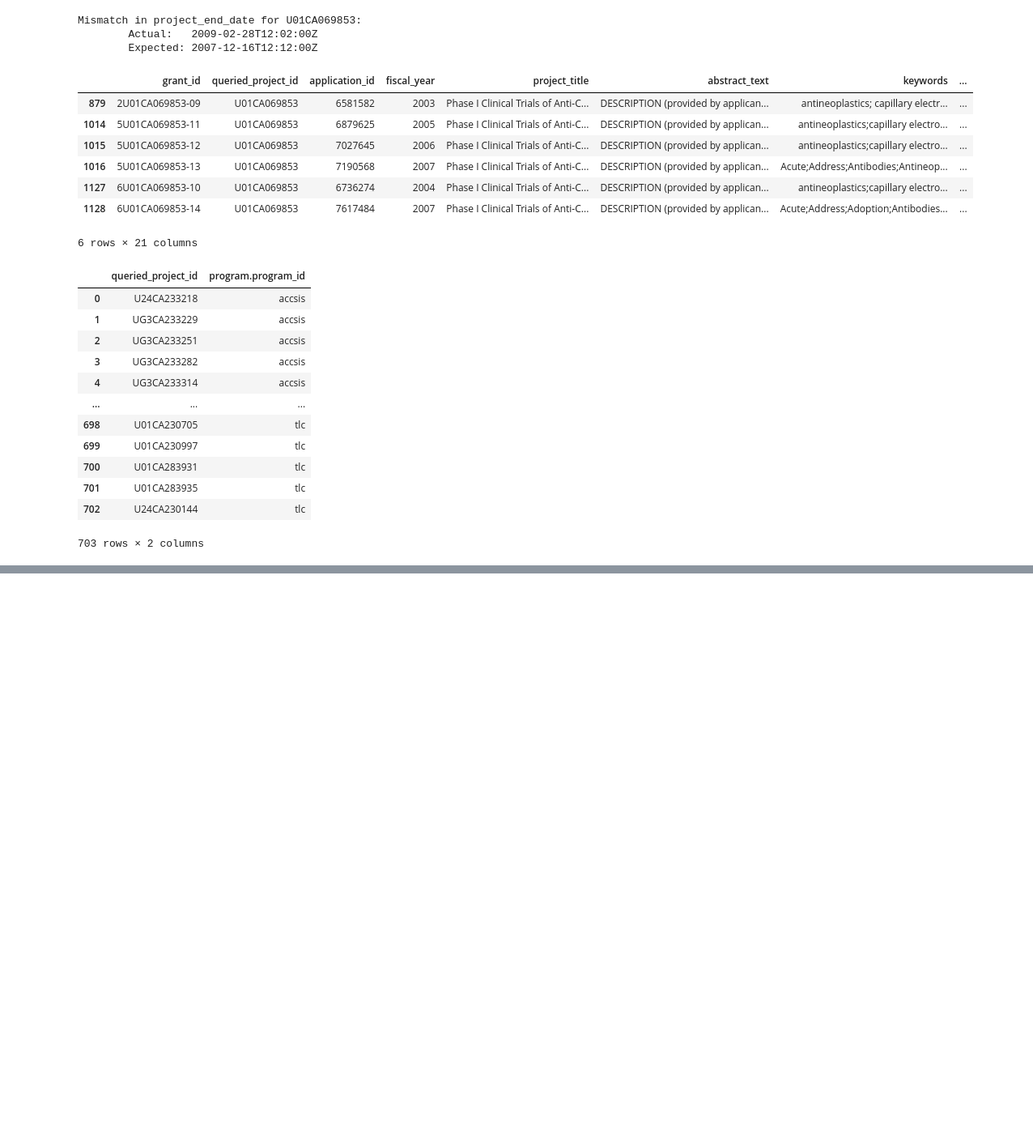
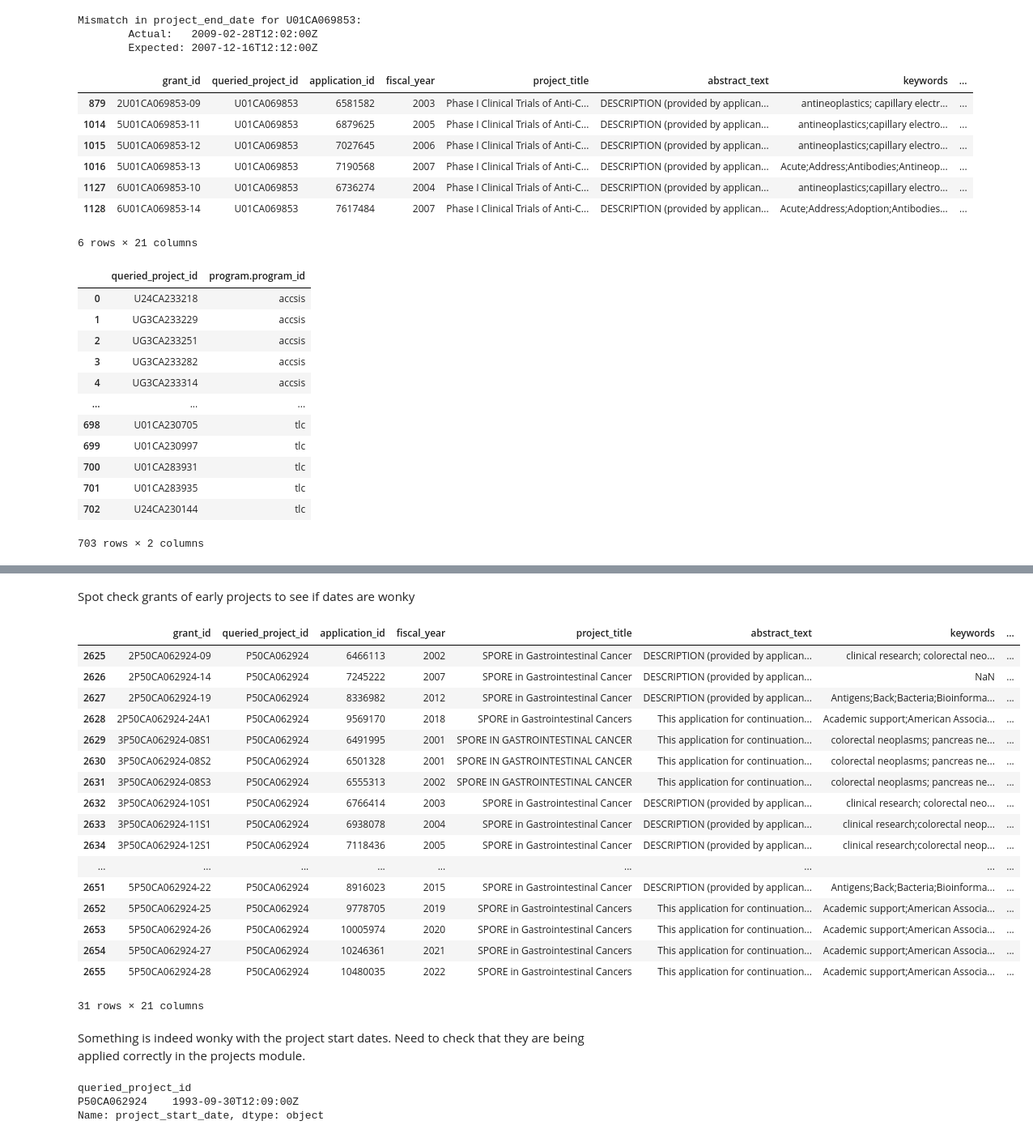
Before and after one commit to CBIIT/INS-Data, a Jupyter notebook: notebooks/12_aggregate_projects.ipynb, the cells around one changed output, grey strips where cells are left out. Shown at 81% size. Saved outputs shown, nothing was run; the diff lists cells and outputs as text; code cells hidden in the pictures; blank space fills up the shorter version.

```diff
--- a/notebooks/12_aggregate_projects.ipynb
+++ b/notebooks/12_aggregate_projects.ipynb
@@ -559,0 +563,32 @@ grants_df[['queried_project_id','program.program_id']].drop_duplicates().reset_i
+# %%
+# Load intermediate files
+project_path = '../'+config.PROJECTS_INTERMED_PATH
+publication_path = '../'+config.PUBLICATIONS_INTERMED_PATH
+grants_path = '../'+config.GRANTS_INTERMED_PATH
+
+# Load projects data
+if os.path.exists(project_path):
+    projects_exist = True
+    df_projects = pd.read_csv(project_path)
+    print(f"Loaded Projects file from {project_path}")
+else:
+    projects_exist = False
+    print(f"No Projects file found.")
+
+# Load publications data
+if os.path.exists(publication_path):
+    publications_exist = True
+    df_publications = pd.read_csv(publication_path)
+    print(f"Loaded Publications file from {publication_path}")
+else:
+    publications_exist = False
+    print(f"No Projects file found.")
+
+# Load grants data
+if os.path.exists(grants_path):
+    grants_exist = True
+    df_grants = pd.read_csv(grants_path)
+    print(f"Loaded Grants file from {grants_path}")
+else:
+    grants_exist = False
+    print(f"No Grants file found.")
@@ -559,0 +696,48 @@ grants_df[['queried_project_id','program.program_id']].drop_duplicates().reset_i
+# %% [markdown]
+Spot check grants of early projects to see if dates are wonky
+# %%
+df = df_grants[df_grants['queried_project_id'] == 'P50CA062924']
+df
+# %% [output]
+|  | grant_id | queried_project_id | application_id | fiscal_year | project_title | abstract_text | keywords | ... |
+| 2625 | 2P50CA062924-09 | P50CA062924 | 6466113 | 2002 | SPORE in Gastrointestinal Cancer | DESCRIPTION (provided by applican... | clinical research; colorectal neo... | ... |
+| 2626 | 2P50CA062924-14 | P50CA062924 | 7245222 | 2007 | SPORE in Gastrointestinal Cancer | DESCRIPTION (provided by applican... | NaN | ... |
+| 2627 | 2P50CA062924-19 | P50CA062924 | 8336982 | 2012 | SPORE in Gastrointestinal Cancer | DESCRIPTION (provided by applican... | Antigens;Back;Bacteria;Bioinforma... | ... |
+| 2628 | 2P50CA062924-24A1 | P50CA062924 | 9569170 | 2018 | SPORE in Gastrointestinal Cancers | This application for continuation... | Academic support;American Associa... | ... |
+| 2629 | 3P50CA062924-08S1 | P50CA062924 | 6491995 | 2001 | SPORE IN GASTROINTESTINAL CANCER | This application for continuation... | colorectal neoplasms; pancreas ne... | ... |
+| 2630 | 3P50CA062924-08S2 | P50CA062924 | 6501328 | 2001 | SPORE IN GASTROINTESTINAL CANCER | This application for continuation... | colorectal neoplasms; pancreas ne... | ... |
+| 2631 | 3P50CA062924-08S3 | P50CA062924 | 6555313 | 2002 | SPORE IN GASTROINTESTINAL CANCER | This application for continuation... | colorectal neoplasms; pancreas ne... | ... |
+| 2632 | 3P50CA062924-10S1 | P50CA062924 | 6766414 | 2003 | SPORE in Gastrointestinal Cancer | DESCRIPTION (provided by applican... | clinical research; colorectal neo... | ... |
+| 2633 | 3P50CA062924-11S1 | P50CA062924 | 6938078 | 2004 | SPORE in Gastrointestinal Cancer | DESCRIPTION (provided by applican... | clinical research;colorectal neop... | ... |
+| 2634 | 3P50CA062924-12S1 | P50CA062924 | 7118436 | 2005 | SPORE in Gastrointestinal Cancer | DESCRIPTION (provided by applican... | clinical research;colorectal neop... | ... |
+| ... | ... | ... | ... | ... | ... | ... | ... | ... |
+| 2651 | 5P50CA062924-22 | P50CA062924 | 8916023 | 2015 | SPORE in Gastrointestinal Cancer | DESCRIPTION (provided by applican... | Antigens;Back;Bacteria;Bioinforma... | ... |
+| 2652 | 5P50CA062924-25 | P50CA062924 | 9778705 | 2019 | SPORE in Gastrointestinal Cancers | This application for continuation... | Academic support;American Associa... | ... |
+| 2653 | 5P50CA062924-26 | P50CA062924 | 10005974 | 2020 | SPORE in Gastrointestinal Cancers | This application for continuation... | Academic support;American Associa... | ... |
+| 2654 | 5P50CA062924-27 | P50CA062924 | 10246361 | 2021 | SPORE in Gastrointestinal Cancers | This application for continuation... | Academic support;American Associa... | ... |
+| 2655 | 5P50CA062924-28 | P50CA062924 | 10480035 | 2022 | SPORE in Gastrointestinal Cancers | This application for continuation... | Academic support;American Associa... | ... |
+31 rows × 21 columns
+# %% [markdown]
+Something is indeed wonky with the project start dates. Need to check that they are being applied correctly in the projects module.
+# %%
+field_name = 'project_start_date'
+sort_new = True
+
+# Determine the appropriate sorting column based on the field name
+if field_name in ('project_start_date', 'project_end_date'):
+    sort_col = field_name
+else:
+    sort_col = 'award_notice_date'  # Default sorting column
+
+# Sort values, group by project, and extract the first value
+value = (
+    df.sort_values(sort_col, ascending=sort_new)
+    .groupby('queried_project_id')[field_name]
+    .first()
+)
+
+value
+# %% [output]
+queried_project_id
+P50CA062924    1993-09-30T12:09:00Z
+Name: project_start_date, dtype: object
```
Also changed, not shown: parts of 25 cells of this notebook.
